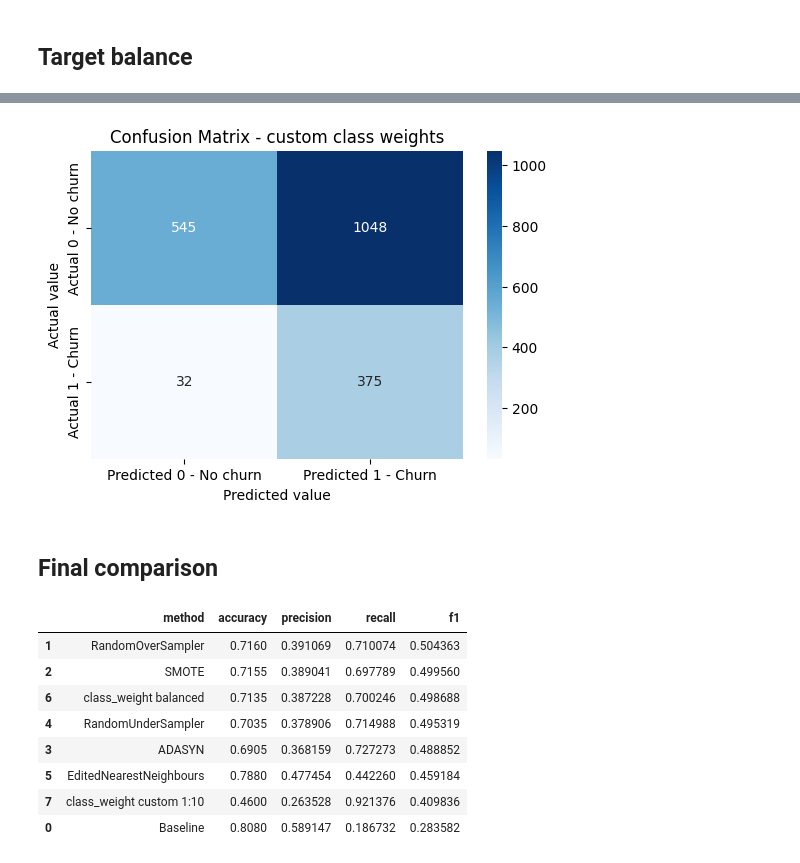
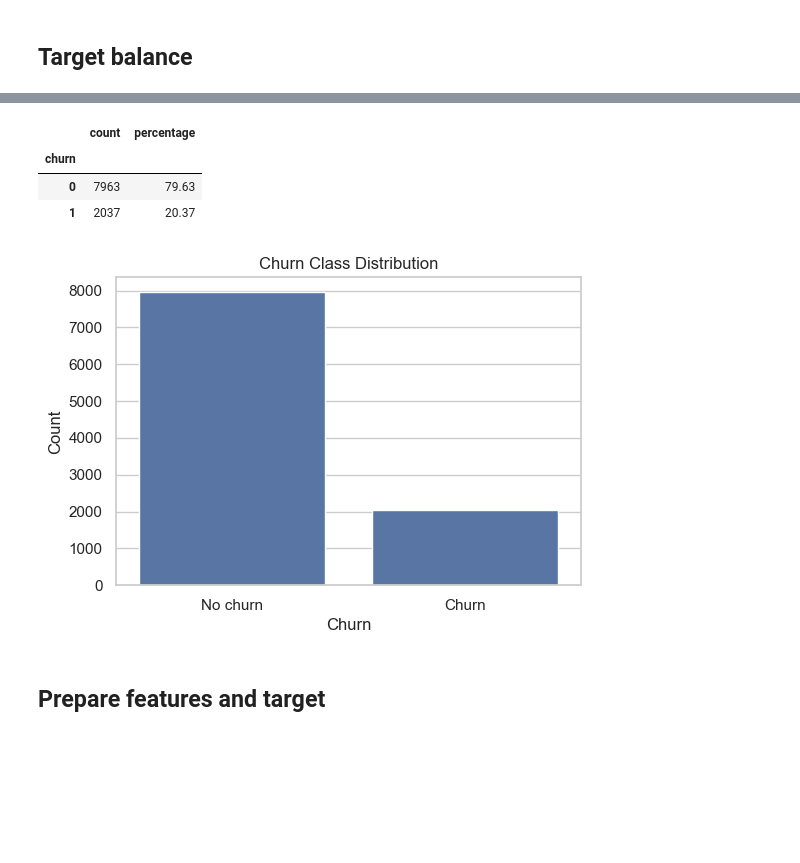
Before and after one commit to ziraddingulumjanly/ML-projects, a Jupyter notebook: Classification/project_ChurnClassImbalanceMethods.ipynb, the cells around one changed output, grey strips where cells are left out. Saved outputs shown, nothing was run; the diff lists cells and outputs as text; code cells hidden in the pictures; blank space fills up the shorter version.

```diff
--- a/Classification/project_ChurnClassImbalanceMethods.ipynb
+++ b/Classification/project_ChurnClassImbalanceMethods.ipynb
@@ -22,5 +92,5 @@ from imblearn.under_sampling import RandomUnderSampler, EditedNearestNeighbours
 # %%
-df = pd.read_csv("../data/Bank Customer Churn Prediction.csv")
+df = pd.read_csv(CONFIG["data"]["path"])
 
 df.head()
 # %% [output]
@@ -592,37 +134,33 @@ weighted avg       0.81      0.46      0.48      2000
-# %%
-cm = confusion_matrix(y_test, y_pred)
-
-plt.figure(figsize=(6, 4))
-sns.heatmap(
-    cm,
-    annot=True,
-    fmt="d",
-    cmap="Blues",
-    xticklabels=["Predicted 0 - No churn", "Predicted 1 - Churn"],
-    yticklabels=["Actual 0 - No churn", "Actual 1 - Churn"]
-)
-plt.xlabel("Predicted value")
-plt.ylabel("Actual value")
-plt.title("Confusion Matrix - custom class weights")
-plt.show()
-# %% [output]
-[figure, removed]
-# %% [markdown]
-## Final comparison
-# %%
-results_df = pd.DataFrame(
-    all_results,
-    columns=["method", "accuracy", "precision", "recall", "f1"]
-)
-
-results_df.sort_values("f1", ascending=False)
-# %% [output]
-|  | method | accuracy | precision | recall | f1 |
-| 1 | RandomOverSampler | 0.7160 | 0.391069 | 0.710074 | 0.504363 |
-| 2 | SMOTE | 0.7155 | 0.389041 | 0.697789 | 0.499560 |
-| 6 | class_weight balanced | 0.7135 | 0.387228 | 0.700246 | 0.498688 |
-| 4 | RandomUnderSampler | 0.7035 | 0.378906 | 0.714988 | 0.495319 |
-| 3 | ADASYN | 0.6905 | 0.368159 | 0.727273 | 0.488852 |
-| 5 | EditedNearestNeighbours | 0.7880 | 0.477454 | 0.442260 | 0.459184 |
-| 7 | class_weight custom 1:10 | 0.4600 | 0.263528 | 0.921376 | 0.409836 |
-| 0 | Baseline | 0.8080 | 0.589147 | 0.186732 | 0.283582 |
+# %%
+target = CONFIG["data"]["target"]
+
+class_counts = df[target].value_counts().sort_index()
+class_percentages = df[target].value_counts(normalize=True).sort_index() * 100
+
+target_balance = pd.DataFrame({
+    "count": class_counts,
+    "percentage": class_percentages.round(2),
+})
+
+target_balance
+# %% [output]
+|  | count | percentage |
+| churn |  |  |
+| 0 | 7963 | 79.63 |
+| 1 | 2037 | 20.37 |
+# %%
+plt.figure(figsize=(6, 4))
+sns.barplot(
+    x=class_counts.index,
+    y=class_counts.values,
+)
+
+plt.title("Churn Class Distribution")
+plt.xlabel("Churn")
+plt.ylabel("Count")
+plt.xticks([0, 1], ["No churn", "Churn"])
+plt.show()
+# %% [output]
+[figure, added]
+# %% [markdown]
+## Prepare features and target
```
Also changed, not shown: parts of 67 cells of this notebook, 3 other files.
